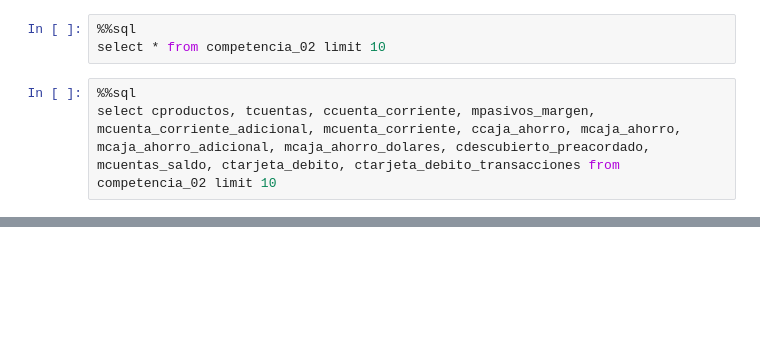
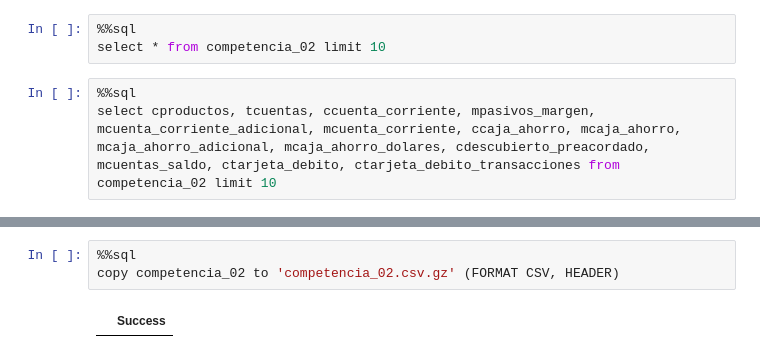
Before and after one commit to marchesiniid/dmeyf2023, a Jupyter notebook: funciones_analiticas_2.ipynb, the cells around one changed output, grey strips where cells are left out. Saved outputs shown, nothing was run; the diff lists cells and outputs as text; blank space fills up the shorter version.

```diff
--- a/funciones_analiticas_2.ipynb
+++ b/funciones_analiticas_2.ipynb
@@ -166,0 +446,5 @@ limit 10
+# %%
+%%sql
+copy competencia_02 to 'competencia_02.csv.gz' (FORMAT CSV, HEADER)
+# %% [output]
+|  | Success |
```
Also changed, not shown: parts of 11 cells of this notebook.
